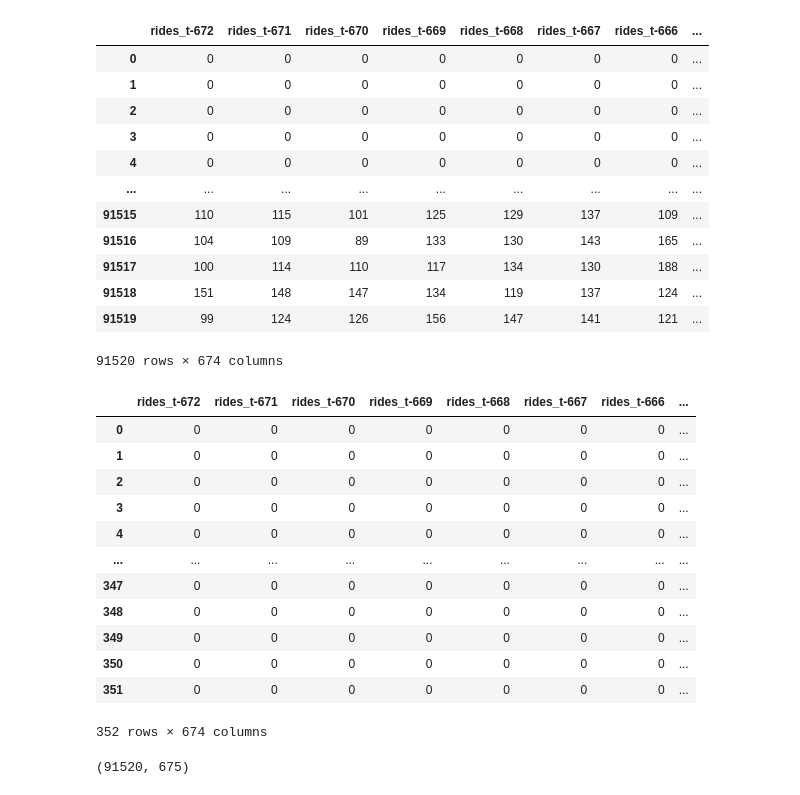
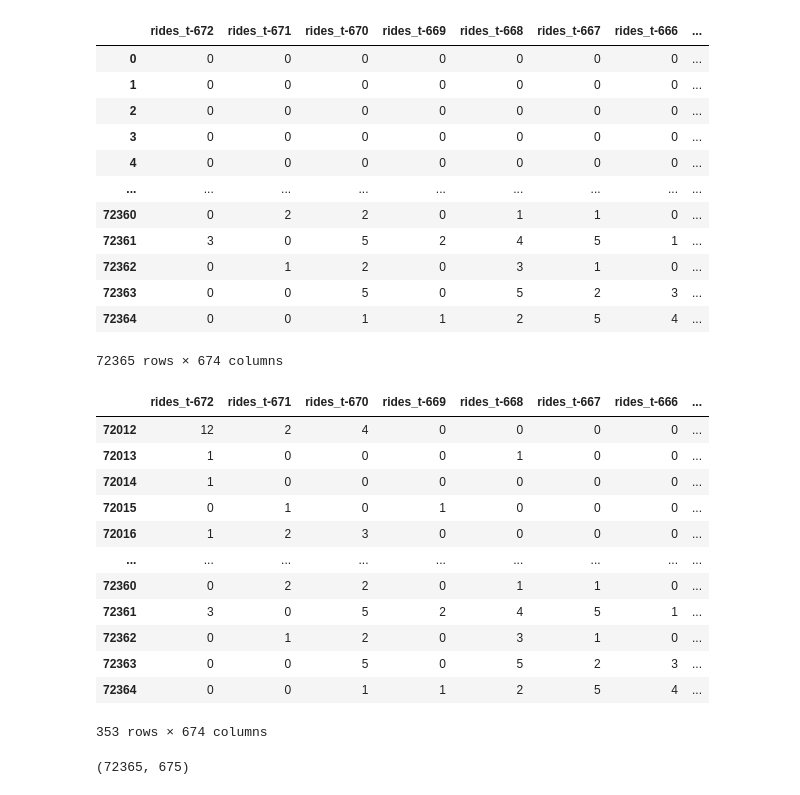
Before and after one commit to vasukrishna001/Nyc_citi_taxi_predictions, a Jupyter notebook: notebooks/14_model_training_pipeline.ipynb, the cells around one changed output. Drawn from its saved outputs; the diff is of its cells as text; code cells hidden in the pictures.

```diff
--- a/notebooks/14_model_training_pipeline.ipynb
+++ b/notebooks/14_model_training_pipeline.ipynb
@@ -158,7 +161,8 @@ ts_data.head()
 # %%
-gte = ts_data["year_month"] >= pd.Period("2023-01", freq="M")
-lte = ts_data["year_month"] <= pd.Period("2023-12", freq="M")
+gte = ts_data["year_month"] >= pd.Period("2024-01", freq="M")
+lte = ts_data["year_month"] <= pd.Period("2024-12", freq="M")
 cond = gte & lte
+
 filtered_data = ts_data[cond].reset_index(drop=True)
 # %%
 filtered_data.drop(columns=["year_month"], inplace=True)
@@ -190,7 +194,9 @@ array(['2023-01-01T00:00:00.000000000', '2023-01-01T01:00:00.000000000',
 # %%
-from src.data_utils import transform_ts_data_info_features_and_target
+from src.data_utils import transform_ts_data_into_features_and_target
 
-features, targets = transform_ts_data_info_features_and_target(ts_data, window_size=24*28, step_size=23)
+features, targets, full_df = transform_ts_data_into_features_and_target(ts_data, window_size=24*28, step_size=23)
+
+#full_df is a combined df
 # %%
 features.sort_values(["pickup_location_id", "pickup_hour"])
 # %% [output]
@@ -201,28 +207,28 @@ features.sort_values(["pickup_location_id", "pickup_hour"])
 | 3 | 0 | 0 | 0 | 0 | 0 | 0 | 0 | ... |
 | 4 | 0 | 0 | 0 | 0 | 0 | 0 | 0 | ... |
 | ... | ... | ... | ... | ... | ... | ... | ... | ... |
-| 91515 | 110 | 115 | 101 | 125 | 129 | 137 | 109 | ... |
-| 91516 | 104 | 109 | 89 | 133 | 130 | 143 | 165 | ... |
-| 91517 | 100 | 114 | 110 | 117 | 134 | 130 | 188 | ... |
-| 91518 | 151 | 148 | 147 | 134 | 119 | 137 | 124 | ... |
-| 91519 | 99 | 124 | 126 | 156 | 147 | 141 | 121 | ... |
+| 72360 | 0 | 2 | 2 | 0 | 1 | 1 | 0 | ... |
+| 72361 | 3 | 0 | 5 | 2 | 4 | 5 | 1 | ... |
+| 72362 | 0 | 1 | 2 | 0 | 3 | 1 | 0 | ... |
+| 72363 | 0 | 0 | 5 | 0 | 5 | 2 | 3 | ... |
+| 72364 | 0 | 0 | 1 | 1 | 2 | 5 | 4 | ... |
-91520 rows × 674 columns
+72365 rows × 674 columns
 # %%
-features[features["pickup_location_id"] == 2]
+features[features["pickup_location_id"] == "JC116"]
 # %% [output]
 |  | rides_t-672 | rides_t-671 | rides_t-670 | rides_t-669 | rides_t-668 | rides_t-667 | rides_t-666 | ... |
-| 0 | 0 | 0 | 0 | 0 | 0 | 0 | 0 | ... |
-| 1 | 0 | 0 | 0 | 0 | 0 | 0 | 0 | ... |
-| 2 | 0 | 0 | 0 | 0 | 0 | 0 | 0 | ... |
-| 3 | 0 | 0 | 0 | 0 | 0 | 0 | 0 | ... |
-| 4 | 0 | 0 | 0 | 0 | 0 | 0 | 0 | ... |
+| 72012 | 12 | 2 | 4 | 0 | 0 | 0 | 0 | ... |
+| 72013 | 1 | 0 | 0 | 0 | 1 | 0 | 0 | ... |
+| 72014 | 1 | 0 | 0 | 0 | 0 | 0 | 0 | ... |
+| 72015 | 0 | 1 | 0 | 1 | 0 | 0 | 0 | ... |
+| 72016 | 1 | 2 | 3 | 0 | 0 | 0 | 0 | ... |
 | ... | ... | ... | ... | ... | ... | ... | ... | ... |
-| 347 | 0 | 0 | 0 | 0 | 0 | 0 | 0 | ... |
-| 348 | 0 | 0 | 0 | 0 | 0 | 0 | 0 | ... |
-| 349 | 0 | 0 | 0 | 0 | 0 | 0 | 0 | ... |
-| 350 | 0 | 0 | 0 | 0 | 0 | 0 | 0 | ... |
-| 351 | 0 | 0 | 0 | 0 | 0 | 0 | 0 | ... |
+| 72360 | 0 | 2 | 2 | 0 | 1 | 1 | 0 | ... |
+| 72361 | 3 | 0 | 5 | 2 | 4 | 5 | 1 | ... |
+| 72362 | 0 | 1 | 2 | 0 | 3 | 1 | 0 | ... |
+| 72363 | 0 | 0 | 5 | 0 | 5 | 2 | 3 | ... |
+| 72364 | 0 | 0 | 1 | 1 | 2 | 5 | 4 | ... |
-352 rows × 674 columns
+353 rows × 674 columns
 # %%
 features_copy = features.copy()
 # %%
@@ -231,7 +237,7 @@ features_targets["target"] = targets
 
 features_targets.shape
 # %% [output]
-(91520, 675)
+(72365, 675)
 # %%
 from datetime import datetime, timedelta
 import pandas as pd
```
Also changed, not shown: parts of 28 cells of this notebook, 5 other files.
